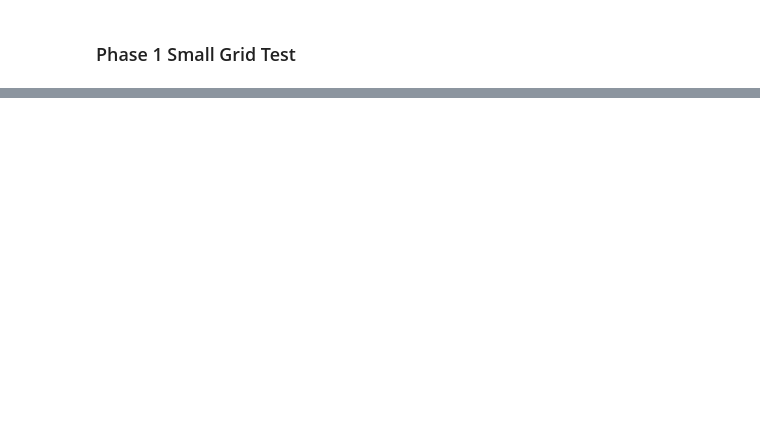
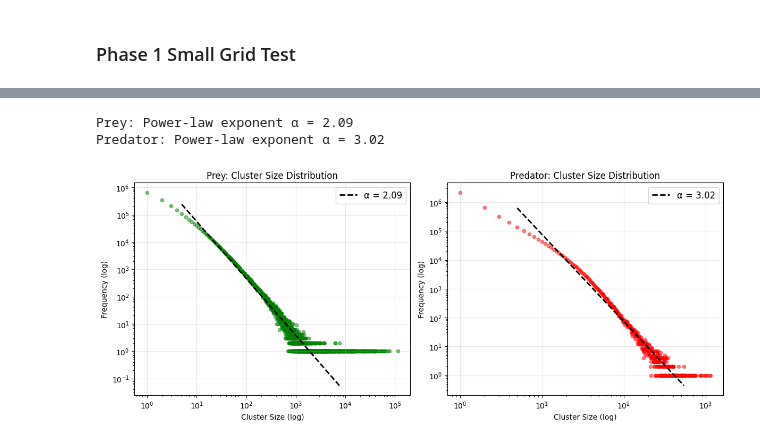
Before and after one commit to codegithubka/CSS_Project, a Jupyter notebook: notebooks/phase1.ipynb, the cells around one changed output, grey strips where cells are left out. Drawn from its saved outputs; the diff is of its cells as text; code cells hidden in the pictures; blank space fills up the shorter version.

```diff
--- a/notebooks/phase1.ipynb
+++ b/notebooks/phase1.ipynb
@@ -71,0 +164,60 @@ memory usage: 1.4+ MB
+# %%
+import ast
+
+# Parse cluster sizes
+def parse_list(x):
+    if isinstance(x, list):
+        return x
+    if pd.isna(x) or x == '[]':
+        return []
+    try:
+        return ast.literal_eval(x)
+    except:
+        return []
+
+df['prey_clusters_parsed'] = df['prey_cluster_sizes'].apply(parse_list)
+df['pred_clusters_parsed'] = df['pred_cluster_sizes'].apply(parse_list)
+
+# ============================================================================
+# Power-Law Cluster Size Distribution
+# ============================================================================
+fig, axes = plt.subplots(1, 2, figsize=(12, 5))
+
+for ax, (col, label, color) in zip(axes, [('prey_clusters_parsed', 'Prey', 'green'),
+                                           ('pred_clusters_parsed', 'Predator', 'red')]):
+    # Aggregate all cluster sizes
+    all_sizes = np.array([s for sizes in df[col] for s in sizes if s > 0])
+
+    if len(all_sizes) > 0:
+        # Log-log histogram
+        sizes, counts = np.unique(all_sizes, return_counts=True)
+        ax.scatter(sizes, counts, alpha=0.5, color=color, s=20)
+        ax.set_xscale('log')
+        ax.set_yscale('log')
+        ax.set_xlabel('Cluster Size (log)')
+        ax.set_ylabel('Frequency (log)')
+        ax.set_title(f'{label}: Cluster Size Distribution')
+        ax.grid(True, alpha=0.3)
+
+        # Power-law fit via linear regression in log-log space
+        # P(s) ∝ s^(-α)  =>  log P(s) = -α log(s) + const
+        mask = (sizes >= 5) & (counts >= 2)
+        if mask.sum() > 5:
+            log_s = np.log10(sizes[mask])
+            log_c = np.log10(counts[mask])
+            slope, intercept = np.polyfit(log_s, log_c, 1)
+
+            fit_x = np.logspace(np.log10(sizes[mask].min()), np.log10(sizes[mask].max()), 50)
+            fit_y = 10**intercept * fit_x**slope
+            ax.plot(fit_x, fit_y, 'k--', lw=2, label=f'α = {-slope:.2f}')
+            ax.legend(fontsize=12)
+
+            print(f"{label}: Power-law exponent α = {-slope:.2f}")
+
+plt.tight_layout()
+plt.savefig('cluster_powerlaw.png', dpi=150)
+plt.show()
+# %% [output]
+Prey: Power-law exponent α = 2.09
+Predator: Power-law exponent α = 3.02
+[figure, added]
```
Also changed, not shown: parts of 6 cells of this notebook, 9 other files.
